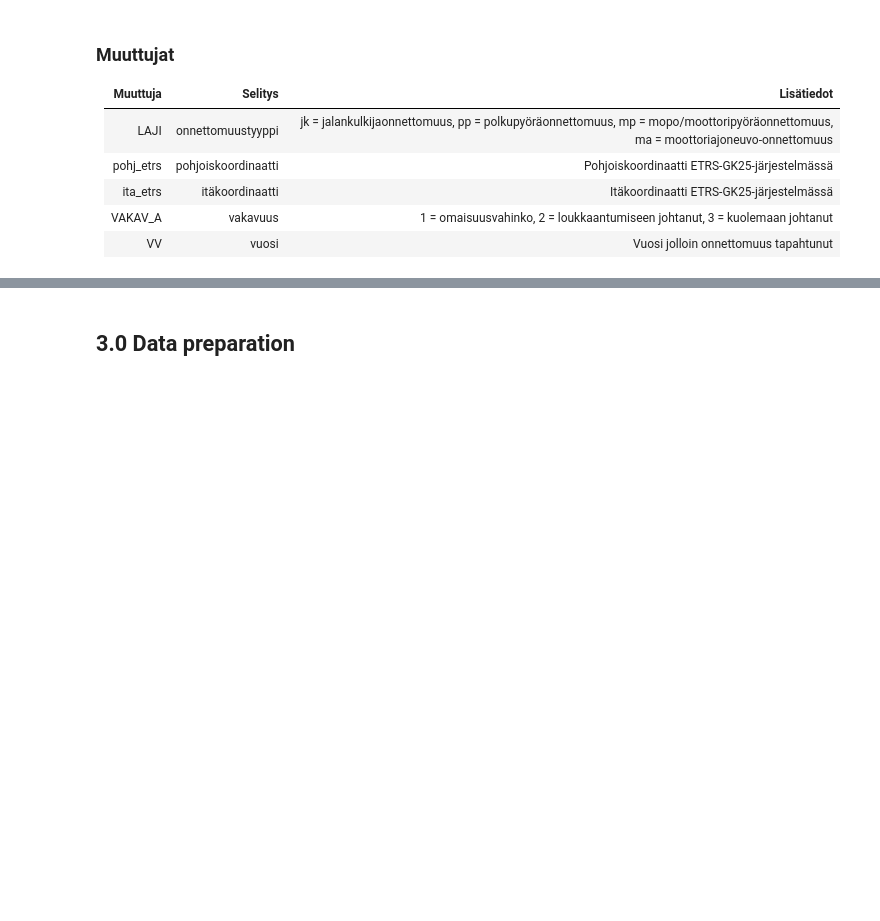
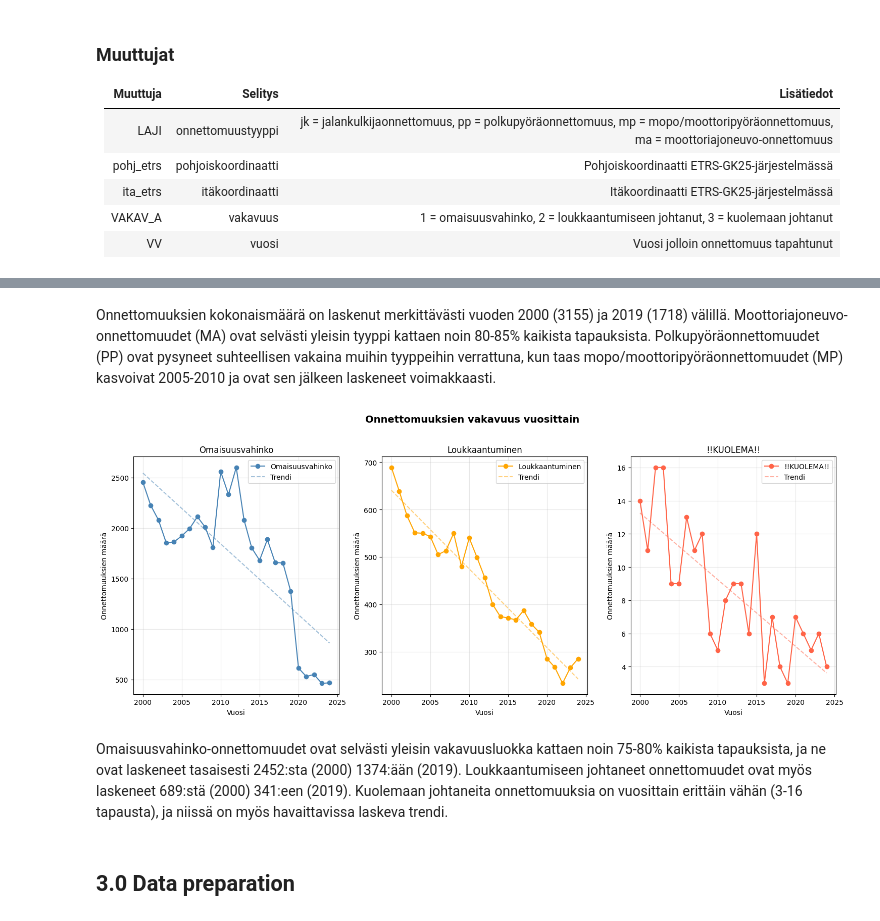
Before and after one commit to TonyKarlin/OhTu_ML_Project, a Jupyter notebook: Liikenneonnettomuudet.ipynb, the cells around one changed output, grey strips where cells are left out. Cells and saved outputs as stored; diff of their text form; code cells hidden in the pictures; blank space fills up the shorter version.

```diff
--- a/Liikenneonnettomuudet.ipynb
+++ b/Liikenneonnettomuudet.ipynb
@@ -89,3 +99,18 @@ memory usage: 2.1+ MB
+# %% [markdown]
+Onnettomuuksien kokonaismäärä on laskenut merkittävästi vuoden 2000 (3155) ja 2019 (1718) välillä.
+Moottoriajoneuvo-onnettomuudet (MA) ovat selvästi yleisin tyyppi kattaen noin 80-85% kaikista tapauksista.
+Polkupyöräonnettomuudet (PP) ovat pysyneet suhteellisen vakaina muihin tyyppeihin verrattuna, kun taas
+mopo/moottoripyöräonnettomuudet (MP) kasvoivat 2005-2010 ja ovat sen jälkeen laskeneet voimakkaasti.
+# %%
+plot_seriousness_by_year(project_df)
+# %% [output]
+[figure, added]
+# %% [markdown]
+Omaisuusvahinko-onnettomuudet ovat selvästi yleisin vakavuusluokka kattaen noin 75-80% kaikista tapauksista,
+ja ne ovat laskeneet tasaisesti 2452:sta (2000) 1374:ään (2019).
+Loukkaantumiseen johtaneet onnettomuudet ovat myös laskeneet 689:stä (2000) 341:een (2019).
+Kuolemaan johtaneita onnettomuuksia on vuosittain erittäin vähän (3-16 tapausta),
+ja niissä on myös havaittavissa laskeva trendi.
 # %% [markdown]
 ## 3.0 Data preparation
 # %% [markdown]
```
Also changed, not shown: parts of 12 cells of this notebook, 1 other file.
